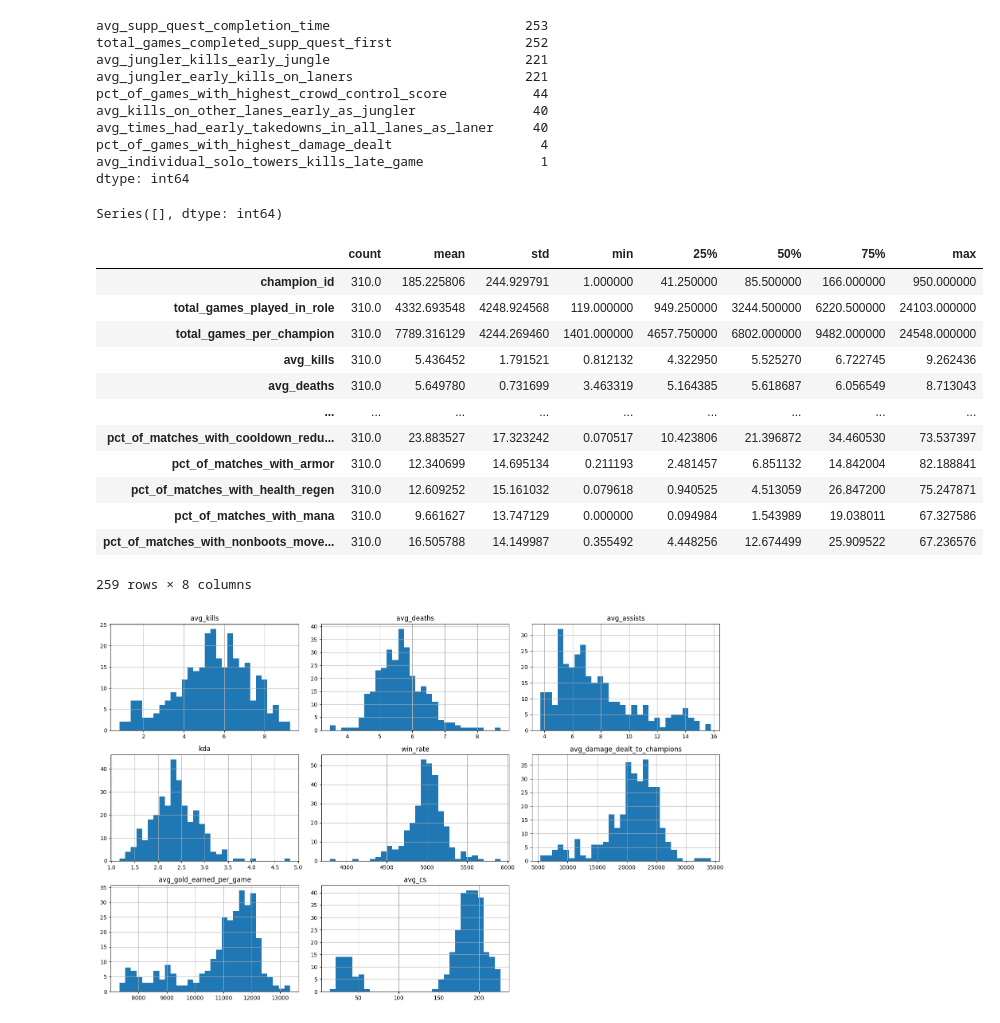
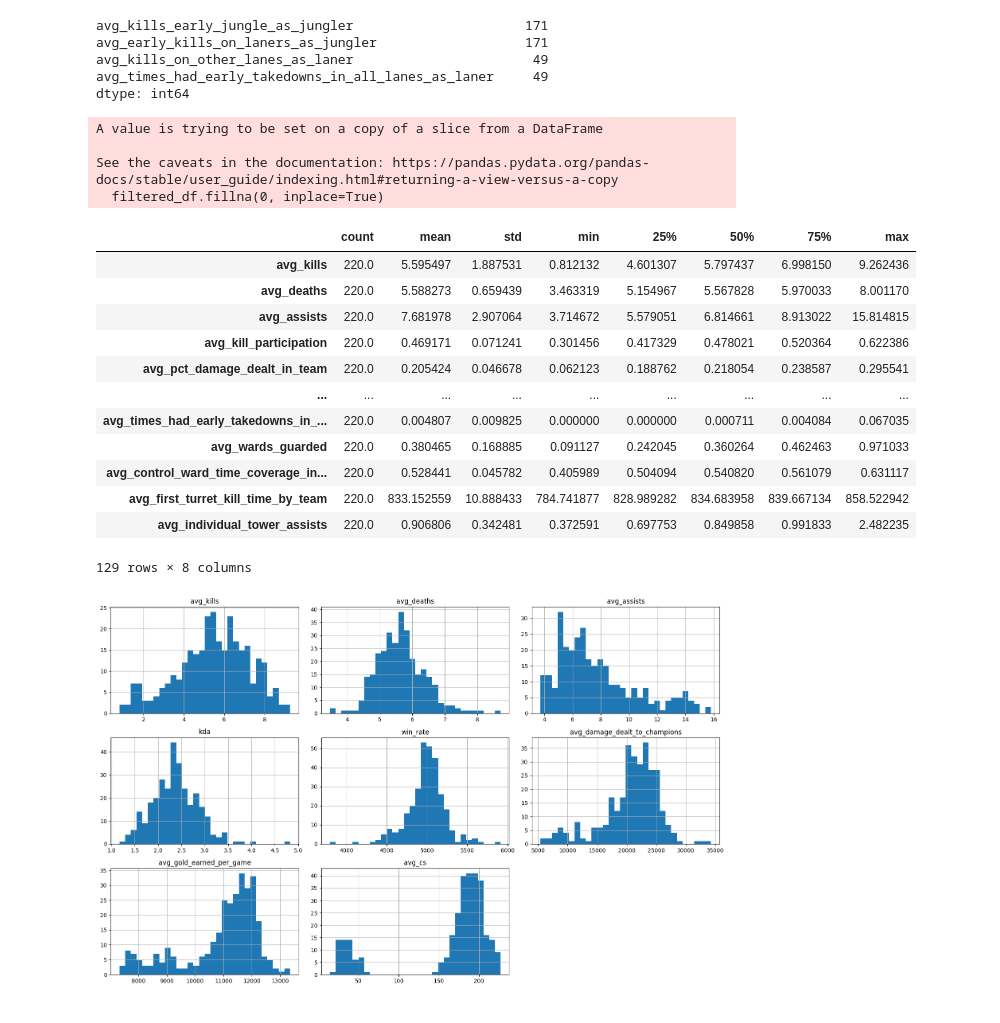
Before and after one commit to calebeurich/lol-helper, a Jupyter notebook: clustering/clustering_2.ipynb, the cells around one changed output. Drawn from its saved outputs; the diff is of its cells as text; code cells hidden in the pictures.

```diff
--- a/clustering/clustering_2.ipynb
+++ b/clustering/clustering_2.ipynb
@@ -11,0 +1,20 @@ print(f"{key} → {local}")
+# %%
+from dotenv import load_dotenv
+
+import numpy as np
+import pandas as pd
+import os
+
+BUCKET = os.getenv("BUCKET")
+LOCAL = "../local_data/"
+CHAMPIONS_PROCESSED_DATA_PATH = os.getenv("CHAMPIONS_PROCESSED_DATA_PATH")
+SINGLE_USER_PROCESSED_DATA_PATH = os.getenv("SINGLE_USER_PROCESSED_DATA_PATH")
+
+CHAMPION_X_ROLE = "../local_data/champion_x_role_spark_output.csv"
+CHAMPION_X_ROLE_X_USER = "../local_data/champion_x_role_x_user_spark_output.csv"
+SINGLE_USER = "../local_data//single_user_spark_output.csv"
+# %%
+pd.set_option("display.max_columns", None)
+
+champion_x_role_df = pd.read_csv(CHAMPION_X_ROLE)
+display(champion_x_role_df)
@@ -16,8 +350,10 @@ import numpy as np
 import matplotlib.pyplot as plt
 import seaborn as sns
 
-# Load the data
-df = pd.read_csv('../aggregated_stats.csv')
+columns = labels + raw_clustering_features + derived_clustering_features
+# Filter the data
+intermediate_df = df[columns]
+filtered_df = intermediate_df[df["role_popularity_for_champion"] > 0.20]
 print(f'Shape: {df.shape}')
-df.head()
+filtered_df.head()
 # %% [output]
@@ -39,42 +367,37 @@ Shape: (310, 265)
 # %%
 # Check for missing values
-missing = df.isnull().sum()
+missing = filtered_df.isnull().sum()
 missing[missing > 0].sort_values(ascending=False)
 # %% [output]
-avg_supp_quest_completion_time                         253
-total_games_completed_supp_quest_first                 252
-avg_jungler_kills_early_jungle                         221
-avg_jungler_early_kills_on_laners                      221
-pct_of_games_with_highest_crowd_control_score           44
-avg_kills_on_other_lanes_early_as_jungler               40
-avg_times_had_early_takedowns_in_all_lanes_as_laner     40
-pct_of_games_with_highest_damage_dealt                   4
-avg_individual_solo_towers_kills_late_game               1
+avg_kills_early_jungle_as_jungler                      171
+avg_early_kills_on_laners_as_jungler                   171
+avg_kills_on_other_lanes_as_laner                       49
+avg_times_had_early_takedowns_in_all_lanes_as_laner     49
 dtype: int64
 # %%
-df.fillna(0, inplace=True)
+filtered_df.fillna(0, inplace=True)
+# %% [output]
+A value is trying to be set on a copy of a slice from a DataFrame
+
+See the caveats in the documentation: https://pandas.pydata.org/pandas-docs/stable/user_guide/indexing.html#returning-a-view-versus-a-copy
+  filtered_df.fillna(0, inplace=True)
-# %%
-missing = df.isnull().sum()
-missing[missing > 0].sort_values(ascending=False)
-# %% [output]
-Series([], dtype: int64)
 # %%
 # Summary statistics for numeric columns
-df.describe().T
+filtered_df.describe().T
 # %% [output]
 |  | count | mean | std | min | 25% | 50% | 75% | max |
-| champion_id | 310.0 | 185.225806 | 244.929791 | 1.000000 | 41.250000 | 85.500000 | 166.000000 | 950.000000 |
-| total_games_played_in_role | 310.0 | 4332.693548 | 4248.924568 | 119.000000 | 949.250000 | 3244.500000 | 6220.500000 | 24103.000000 |
-| total_games_per_champion | 310.0 | 7789.316129 | 4244.269460 | 1401.000000 | 4657.750000 | 6802.000000 | 9482.000000 | 24548.000000 |
-| avg_kills | 310.0 | 5.436452 | 1.791521 | 0.812132 | 4.322950 | 5.525270 | 6.722745 | 9.262436 |
-| avg_deaths | 310.0 | 5.649780 | 0.731699 | 3.463319 | 5.164385 | 5.618687 | 6.056549 | 8.713043 |
+| avg_kills | 220.0 | 5.595497 | 1.887531 | 0.812132 | 4.601307 | 5.797437 | 6.998150 | 9.262436 |
+| avg_deaths | 220.0 | 5.588273 | 0.659439 | 3.463319 | 5.154967 | 5.567828 | 5.970033 | 8.001170 |
+| avg_assists | 220.0 | 7.681978 | 2.907064 | 3.714672 | 5.579051 | 6.814661 | 8.913022 | 15.814815 |
+| avg_kill_participation | 220.0 | 0.469171 | 0.071241 | 0.301456 | 0.417329 | 0.478021 | 0.520364 | 0.622386 |
+| avg_pct_damage_dealt_in_team | 220.0 | 0.205424 | 0.046678 | 0.062123 | 0.188762 | 0.218054 | 0.238587 | 0.295541 |
 | ... | ... | ... | ... | ... | ... | ... | ... | ... |
-| pct_of_matches_with_cooldown_redu... | 310.0 | 23.883527 | 17.323242 | 0.070517 | 10.423806 | 21.396872 | 34.460530 | 73.537397 |
-| pct_of_matches_with_armor | 310.0 | 12.340699 | 14.695134 | 0.211193 | 2.481457 | 6.851132 | 14.842004 | 82.188841 |
-| pct_of_matches_with_health_regen | 310.0 | 12.609252 | 15.161032 | 0.079618 | 0.940525 | 4.513059 | 26.847200 | 75.247871 |
-| pct_of_matches_with_mana | 310.0 | 9.661627 | 13.747129 | 0.000000 | 0.094984 | 1.543989 | 19.038011 | 67.327586 |
-| pct_of_matches_with_nonboots_move... | 310.0 | 16.505788 | 14.149987 | 0.355492 | 4.448256 | 12.674499 | 25.909522 | 67.236576 |
+| avg_times_had_early_takedowns_in_... | 220.0 | 0.004807 | 0.009825 | 0.000000 | 0.000000 | 0.000711 | 0.004084 | 0.067035 |
+| avg_wards_guarded | 220.0 | 0.380465 | 0.168885 | 0.091127 | 0.242045 | 0.360264 | 0.462463 | 0.971033 |
+| avg_control_ward_time_coverage_in... | 220.0 | 0.528441 | 0.045782 | 0.405989 | 0.504094 | 0.540820 | 0.561079 | 0.631117 |
+| avg_first_turret_kill_time_by_team | 220.0 | 833.152559 | 10.888433 | 784.741877 | 828.989282 | 834.683958 | 839.667134 | 858.522942 |
+| avg_individual_tower_assists | 220.0 | 0.906806 | 0.342481 | 0.372591 | 0.697753 | 0.849858 | 0.991833 | 2.482235 |
-259 rows × 8 columns
+129 rows × 8 columns
 # %%
 # Plot distributions of a few key features
 features = ['avg_kills', 'avg_deaths', 'avg_assists', 'kda', 'win_rate', 'avg_damage_dealt_to_champions', 'avg_gold_earned_per_game', 'avg_cs']
```
Also changed, not shown: parts of 12 cells of this notebook, 4 other files.
